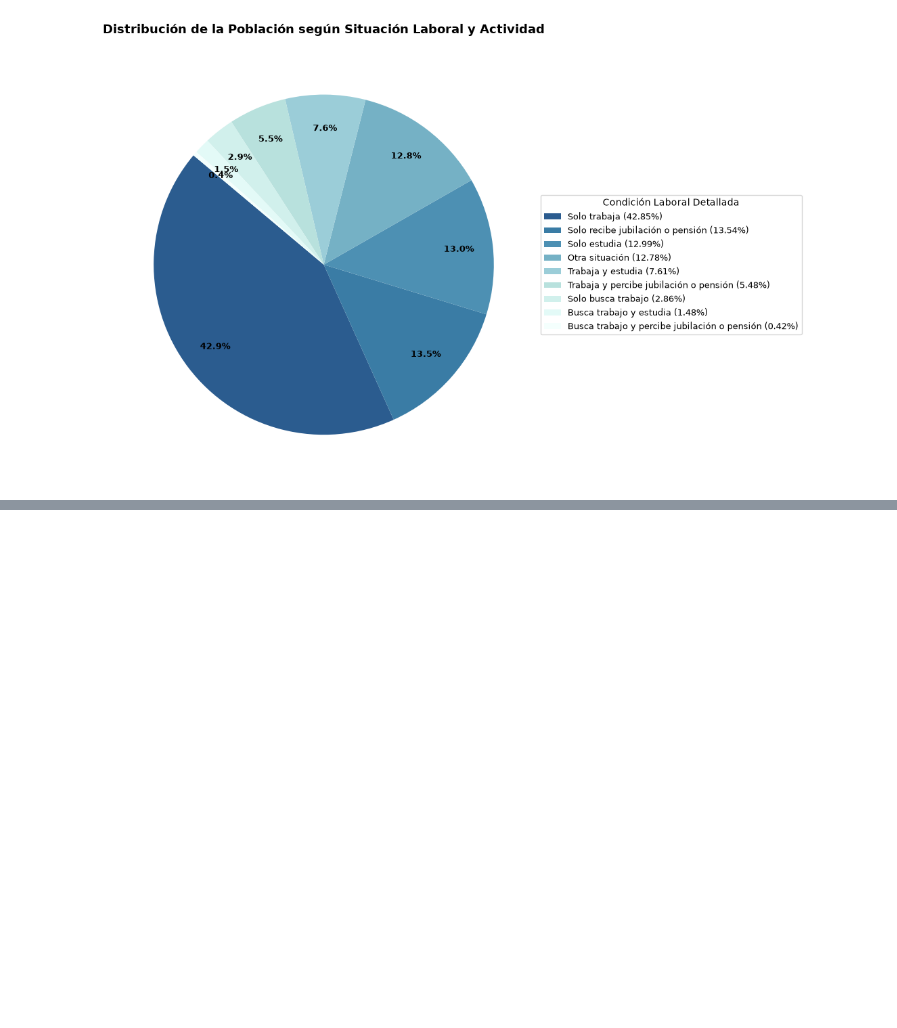
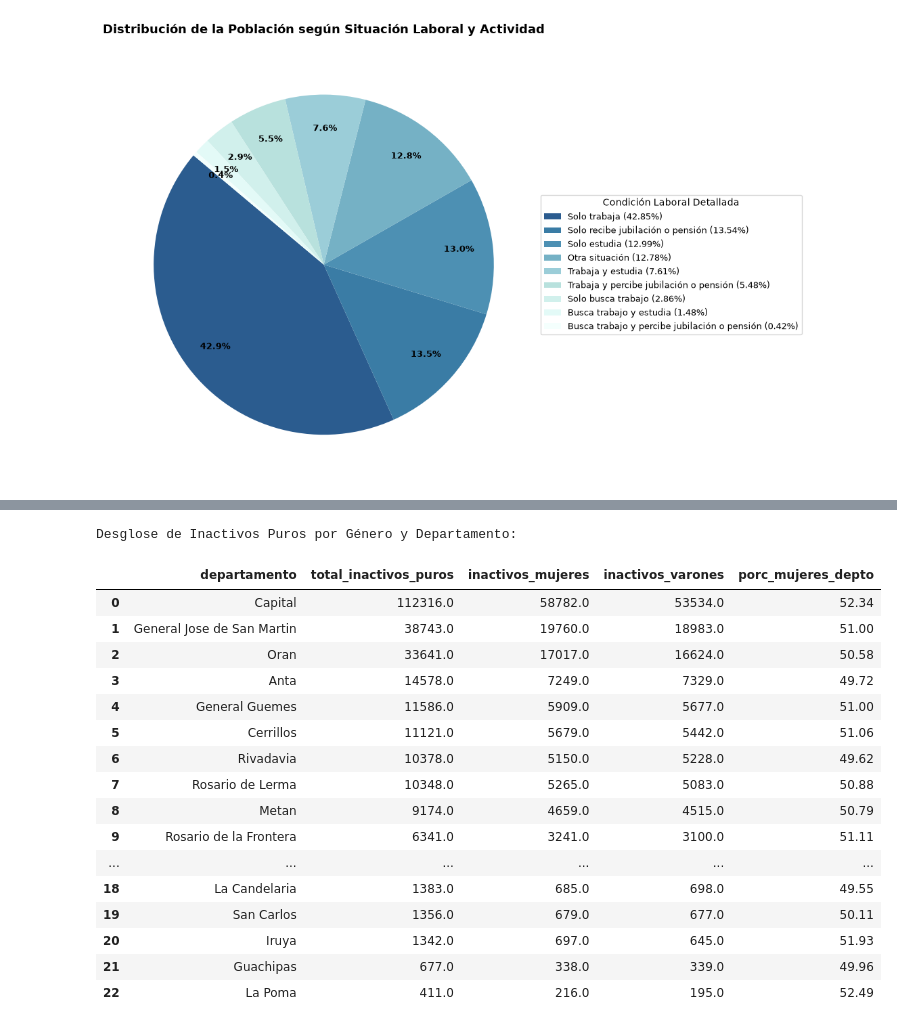
Before and after one commit to turkoModad/censo-pipeline-geoanalytics, a Jupyter notebook: consultas.ipynb, the cells around one changed output, grey strips where cells are left out. Cells and saved outputs as stored; diff of their text form; code cells hidden in the pictures; blank space fills up the shorter version.

Commit message:
agregue query desglose de los inactivos puros por genero y departamento

```diff
--- a/consultas.ipynb
+++ b/consultas.ipynb
@@ -670,3 +670,63 @@ Análisis del Mercado de Trabajo por Departamento (Salta 2022):
 | 20 | Molinos | 1783.0 | 78.0 | 1453.0 | 1861.0 | 4.19 | ... |
 | 21 | La Poma | 571.0 | 25.0 | 411.0 | 596.0 | 4.19 | ... |
 | 22 | Cachi | 3619.0 | 140.0 | 1438.0 | 3759.0 | 3.72 | ... |
+# %%
+query_inactivos_genero = text("""
+WITH depto_genero AS (
+    -- Calculamos la proporción real de hombres y mujeres por cada departamento
+    SELECT
+        COALESCE(dg.departamento, 'Interior Disperso') AS departamento,
+        SUM(CASE WHEN fp.id_categoria = 416 THEN fp.cantidad ELSE 0 END) AS total_mujeres,
+        SUM(CASE WHEN fp.id_categoria = 417 THEN fp.cantidad ELSE 0 END) AS total_varones,
+        SUM(fp.cantidad) AS poblacion_total_sexo
+    FROM fact_persona fp
+    LEFT JOIN dim_geografia dg ON TRIM(fp.codigo) = TRIM(dg.codigo)
+    WHERE fp.id_categoria IN (416, 417)
+    GROUP BY dg.departamento
+),
+depto_inactivos AS (
+    -- Agrupamos los inactivos puros (estudian o situación no laboral) por departamento
+    SELECT
+        COALESCE(dg.departamento, 'Interior Disperso') AS departamento,
+        SUM(fp.cantidad) AS total_inactivos_puros
+    FROM fact_persona fp
+    JOIN dim_categorias dc ON fp.id_categoria = dc.id_categoria
+    LEFT JOIN dim_geografia dg ON TRIM(fp.codigo) = TRIM(dg.codigo)
+    WHERE dc.id_variable = 34
+      AND dc.categoria IN ('Solo estudia', 'Otra situación')
+    GROUP BY dg.departamento
+)
+SELECT
+    i.departamento,
+    i.total_inactivos_puros,
+    -- Proyectamos los inactivos según la distribución demográfica de género del departamento
+    ROUND(i.total_inactivos_puros * (g.total_mujeres::numeric / g.poblacion_total_sexo), 0) AS inactivos_mujeres,
+    ROUND(i.total_inactivos_puros * (g.total_varones::numeric / g.poblacion_total_sexo), 0) AS inactivos_varones,
+    ROUND((g.total_mujeres::numeric / g.poblacion_total_sexo) * 100, 2) AS porc_mujeres_depto
+FROM depto_inactivos i
+JOIN depto_genero g ON i.departamento = g.departamento
+ORDER BY i.total_inactivos_puros DESC;
+""")
+
+df_inactivos_genero = pd.read_sql(query_inactivos_genero, engine)
+print("Desglose de Inactivos Puros por Género y Departamento:")
+display(df_inactivos_genero)
+# %% [output]
+Desglose de Inactivos Puros por Género y Departamento:
+|  | departamento | total_inactivos_puros | inactivos_mujeres | inactivos_varones | porc_mujeres_depto |
+| 0 | Capital | 112316.0 | 58782.0 | 53534.0 | 52.34 |
+| 1 | General Jose de San Martin | 38743.0 | 19760.0 | 18983.0 | 51.00 |
+| 2 | Oran | 33641.0 | 17017.0 | 16624.0 | 50.58 |
+| 3 | Anta | 14578.0 | 7249.0 | 7329.0 | 49.72 |
+| 4 | General Guemes | 11586.0 | 5909.0 | 5677.0 | 51.00 |
+| 5 | Cerrillos | 11121.0 | 5679.0 | 5442.0 | 51.06 |
+| 6 | Rivadavia | 10378.0 | 5150.0 | 5228.0 | 49.62 |
+| 7 | Rosario de Lerma | 10348.0 | 5265.0 | 5083.0 | 50.88 |
+| 8 | Metan | 9174.0 | 4659.0 | 4515.0 | 50.79 |
+| 9 | Rosario de la Frontera | 6341.0 | 3241.0 | 3100.0 | 51.11 |
+| ... | ... | ... | ... | ... | ... |
+| 18 | La Candelaria | 1383.0 | 685.0 | 698.0 | 49.55 |
+| 19 | San Carlos | 1356.0 | 679.0 | 677.0 | 50.11 |
+| 20 | Iruya | 1342.0 | 697.0 | 645.0 | 51.93 |
+| 21 | Guachipas | 677.0 | 338.0 | 339.0 | 49.96 |
+| 22 | La Poma | 411.0 | 216.0 | 195.0 | 52.49 |
```
